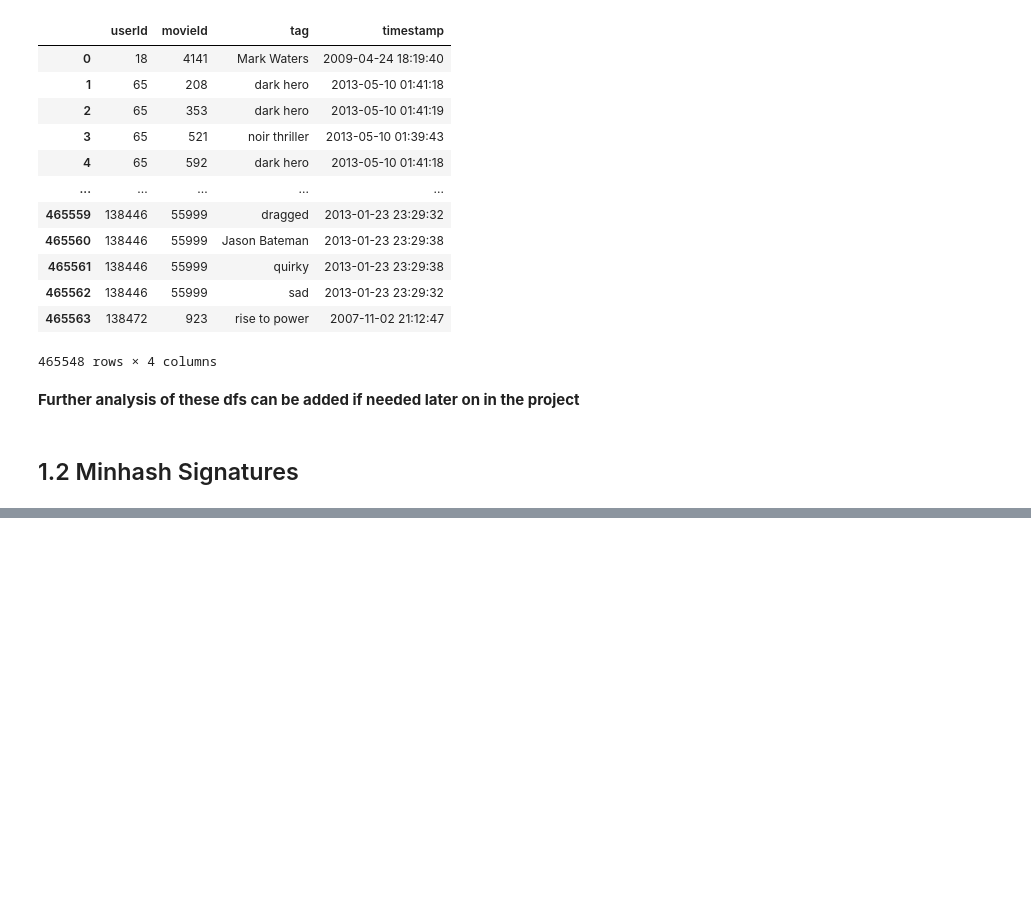
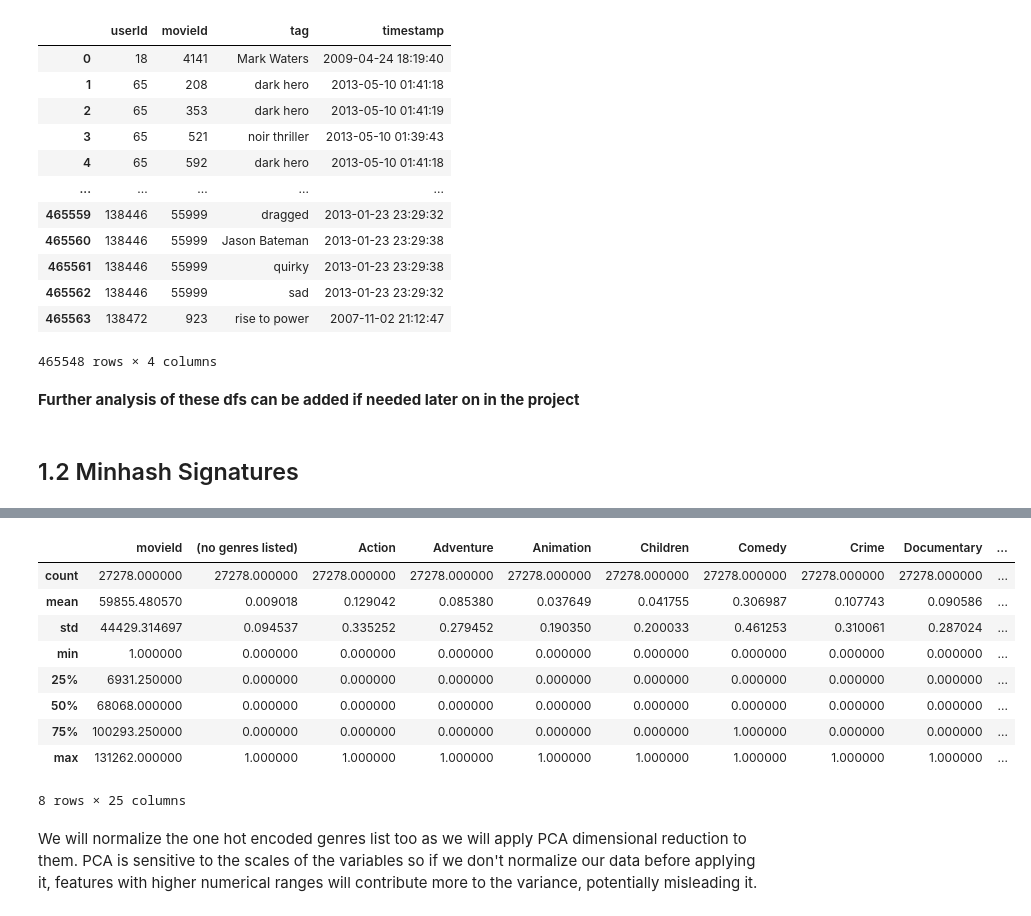
Before and after one commit to yaraoyoussef/ADM-HW4, a Jupyter notebook: main.ipynb, the cells around one changed output, grey strips where cells are left out. Saved outputs shown, nothing was run; the diff lists cells and outputs as text; code cells hidden in the pictures; blank space fills up the shorter version.

```diff
--- a/main.ipynb
+++ b/main.ipynb
@@ -358,0 +536,24 @@ df_tags.dropna()
+# %%
+# bonus feature n_1 : Total number of ratings per movie
+total_ratings = rating.groupby('movieId')['rating'].count().reset_index()
+total_ratings.columns = ['movieId', 'total_ratings']
+movies_df = pd.merge(movies_df, total_ratings, on='movieId', how='left')
+
+# bonus feature n_2 : Number of unique users who tagged the movie
+unique_users_tagged = tag.groupby('movieId')['userId'].nunique().reset_index()
+unique_users_tagged.columns = ['movieId', 'unique_users_tagged']
+movies_df = pd.merge(movies_df, unique_users_tagged, on='movieId', how='left')
+
+# bonus feature n_3 : Variance of rating scores per movie
+rating_variance = rating.groupby('movieId')['rating'].var().reset_index()
+rating_variance.columns = ['movieId', 'rating_variance']
+movies_df = pd.merge(movies_df, rating_variance, on='movieId', how='left')
+
+# Since we use "left" as a parameter in the function merge we conserved the movieIds from the df movie_df
+# This has created many NAs values inside the newly merged df because the dataframes we merged with had a smaller dimension
+# We could have avoided this by using "inner" instead, but would have lost many rows containing the one-hot encoded genres
+# So we will simply fill in the NAs with some costum values
+movies_df.fillna({'ratings_avg': movies_df['ratings_avg'].mean(), 'relevant_genome_tag': '', 'common_user_tag': '', 'total_ratings': movies_df['total_ratings'].mean(), 'rating_variance': movies_df['rating_variance'].mean() , 'unique_users_tagged': movies_df['unique_users_tagged'].mean()}, inplace=True)
+
+# Final dataset ready for clustering
+display(movies_df.head())
@@ -358,0 +582,14 @@ df_tags.dropna()
+# %%
+# let's take a look at some statistics for each column of our df
+movies_df.describe()
+# %% [output]
+|  | movieId | (no genres listed) | Action | Adventure | Animation | Children | Comedy | Crime | Documentary | ... |
+| count | 27278.000000 | 27278.000000 | 27278.000000 | 27278.000000 | 27278.000000 | 27278.000000 | 27278.000000 | 27278.000000 | 27278.000000 | ... |
+| mean | 59855.480570 | 0.009018 | 0.129042 | 0.085380 | 0.037649 | 0.041755 | 0.306987 | 0.107743 | 0.090586 | ... |
+| std | 44429.314697 | 0.094537 | 0.335252 | 0.279452 | 0.190350 | 0.200033 | 0.461253 | 0.310061 | 0.287024 | ... |
+| min | 1.000000 | 0.000000 | 0.000000 | 0.000000 | 0.000000 | 0.000000 | 0.000000 | 0.000000 | 0.000000 | ... |
+| 25% | 6931.250000 | 0.000000 | 0.000000 | 0.000000 | 0.000000 | 0.000000 | 0.000000 | 0.000000 | 0.000000 | ... |
+| 50% | 68068.000000 | 0.000000 | 0.000000 | 0.000000 | 0.000000 | 0.000000 | 0.000000 | 0.000000 | 0.000000 | ... |
+| 75% | 100293.250000 | 0.000000 | 0.000000 | 0.000000 | 0.000000 | 0.000000 | 1.000000 | 0.000000 | 0.000000 | ... |
+| max | 131262.000000 | 1.000000 | 1.000000 | 1.000000 | 1.000000 | 1.000000 | 1.000000 | 1.000000 | 1.000000 | ... |
+8 rows × 25 columns
@@ -358,0 +601,2 @@ df_tags.dropna()
+# %% [markdown]
+We will normalize the one hot encoded genres list too as we will apply PCA dimensional reduction to them. PCA is sensitive to the scales of the variables so if we don't normalize our data before applying it, features with higher numerical ranges will contribute more to the variance, potentially misleading it.
```
Also changed, not shown: parts of 23 cells of this notebook.
